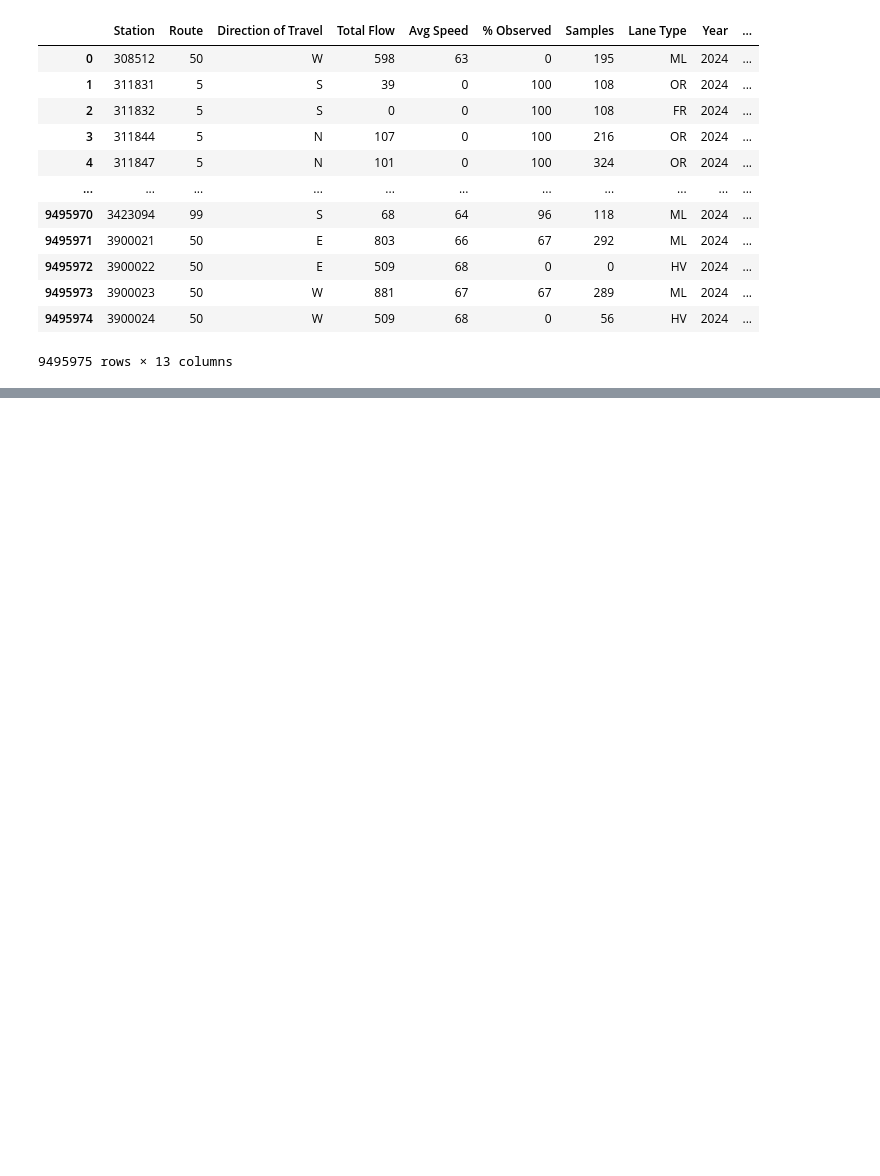
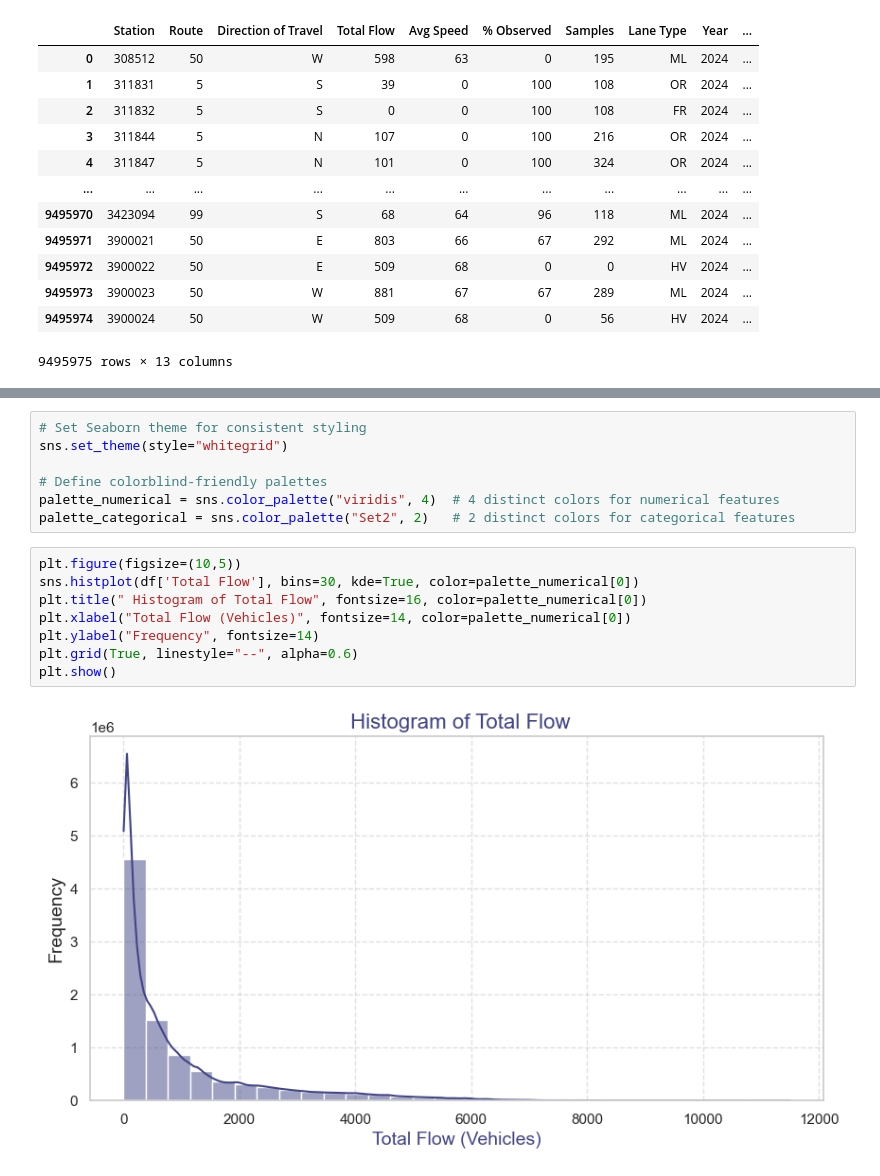
Before and after one commit to RichelCode/Hierarchical-Time-Series-and-Deep-Learning--Traffic-and-EV-Data, a Jupyter notebook: Traffic Analysis.ipynb, the cells around one changed output, grey strips where cells are left out. Saved outputs shown, nothing was run; the diff lists cells and outputs as text; blank space fills up the shorter version.

```diff
--- a/Traffic Analysis.ipynb
+++ b/Traffic Analysis.ipynb
@@ -271,0 +316,17 @@ df.loc[:, df.columns != 'Timestamp'] #drop the timstamp column
+# %%
+# Set Seaborn theme for consistent styling
+sns.set_theme(style="whitegrid")
+
+# Define colorblind-friendly palettes
+palette_numerical = sns.color_palette("viridis", 4)  # 4 distinct colors for numerical features
+palette_categorical = sns.color_palette("Set2", 2)   # 2 distinct colors for categorical features
+# %%
+plt.figure(figsize=(10,5))
+sns.histplot(df['Total Flow'], bins=30, kde=True, color=palette_numerical[0])
+plt.title(" Histogram of Total Flow", fontsize=16, color=palette_numerical[0])
+plt.xlabel("Total Flow (Vehicles)", fontsize=14, color=palette_numerical[0])
+plt.ylabel("Frequency", fontsize=14)
+plt.grid(True, linestyle="--", alpha=0.6)
+plt.show()
+# %% [output]
+[figure, added]
```
Also changed, not shown: parts of 34 cells of this notebook.
